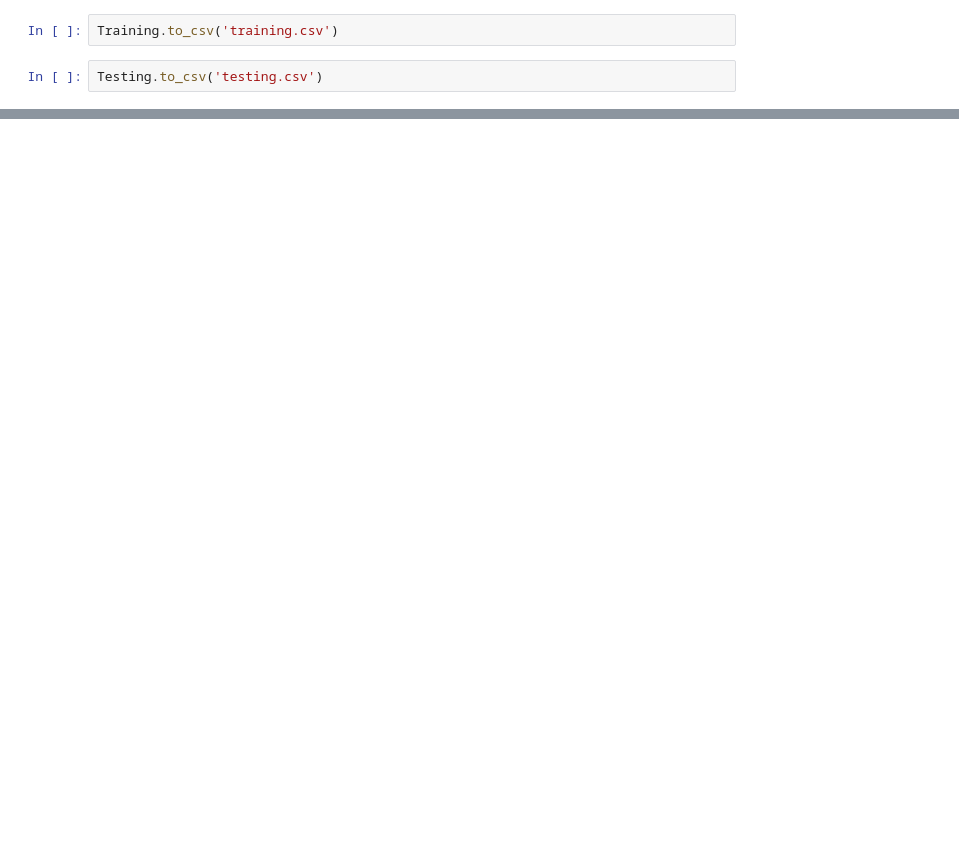
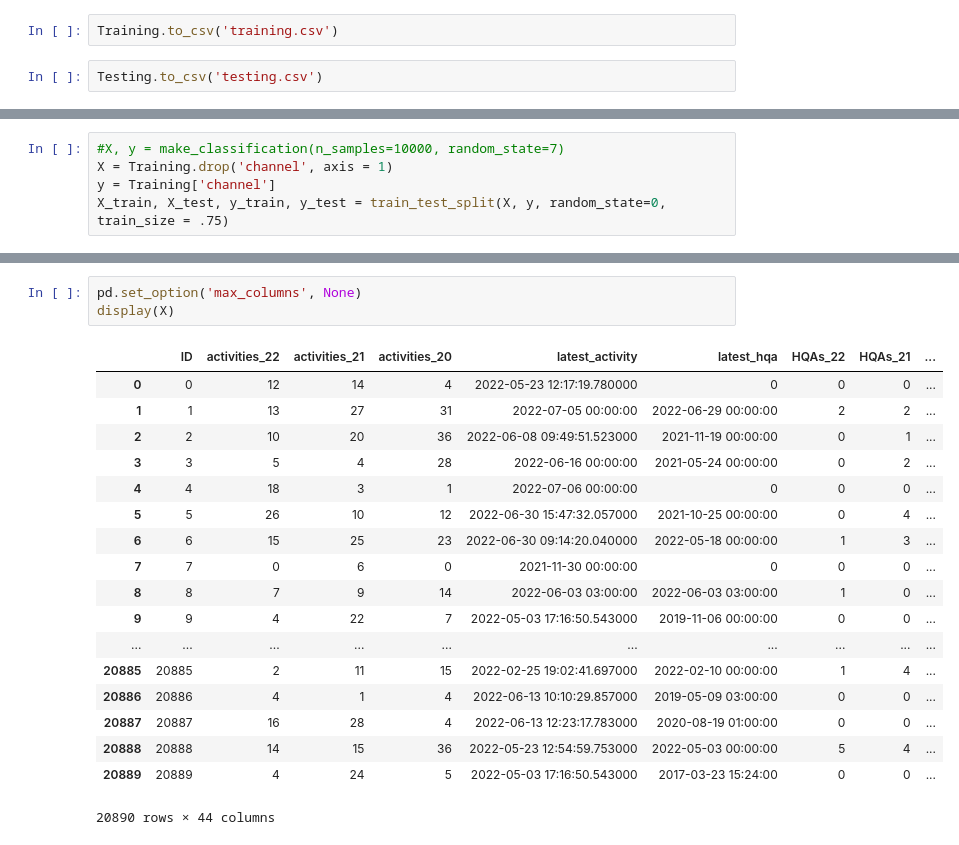
Before and after one commit to vpv97/DSI-Modeling-Exercise, a Jupyter notebook: DS&I Projects/Team Modeling Exercise.ipynb, the cells around one changed output, grey strips where cells are left out. Drawn from its saved outputs; the diff is of its cells as text; blank space fills up the shorter version.

```diff
--- a/DS&I Projects/Team Modeling Exercise.ipynb
+++ b/DS&I Projects/Team Modeling Exercise.ipynb
@@ -91,0 +145,5 @@ Index(['ID', 'channel', 'activities_22', 'activities_21', 'activities_20',
+# %%
+#X, y = make_classification(n_samples=10000, random_state=7)
+X = Training.drop('channel', axis = 1)
+y = Training['channel']
+X_train, X_test, y_train, y_test = train_test_split(X, y, random_state=0, train_size = .75)
@@ -91,0 +171,22 @@ Index(['ID', 'channel', 'activities_22', 'activities_21', 'activities_20',
+# %%
+pd.set_option('max_columns', None)
+display(X)
+# %% [output]
+|  | ID | activities_22 | activities_21 | activities_20 | latest_activity | latest_hqa | HQAs_22 | HQAs_21 | ... |
+| 0 | 0 | 12 | 14 | 4 | 2022-05-23 12:17:19.780000 | 0 | 0 | 0 | ... |
+| 1 | 1 | 13 | 27 | 31 | 2022-07-05 00:00:00 | 2022-06-29 00:00:00 | 2 | 2 | ... |
+| 2 | 2 | 10 | 20 | 36 | 2022-06-08 09:49:51.523000 | 2021-11-19 00:00:00 | 0 | 1 | ... |
+| 3 | 3 | 5 | 4 | 28 | 2022-06-16 00:00:00 | 2021-05-24 00:00:00 | 0 | 2 | ... |
+| 4 | 4 | 18 | 3 | 1 | 2022-07-06 00:00:00 | 0 | 0 | 0 | ... |
+| 5 | 5 | 26 | 10 | 12 | 2022-06-30 15:47:32.057000 | 2021-10-25 00:00:00 | 0 | 4 | ... |
+| 6 | 6 | 15 | 25 | 23 | 2022-06-30 09:14:20.040000 | 2022-05-18 00:00:00 | 1 | 3 | ... |
+| 7 | 7 | 0 | 6 | 0 | 2021-11-30 00:00:00 | 0 | 0 | 0 | ... |
+| 8 | 8 | 7 | 9 | 14 | 2022-06-03 03:00:00 | 2022-06-03 03:00:00 | 1 | 0 | ... |
+| 9 | 9 | 4 | 22 | 7 | 2022-05-03 17:16:50.543000 | 2019-11-06 00:00:00 | 0 | 0 | ... |
+| ... | ... | ... | ... | ... | ... | ... | ... | ... | ... |
+| 20885 | 20885 | 2 | 11 | 15 | 2022-02-25 19:02:41.697000 | 2022-02-10 00:00:00 | 1 | 4 | ... |
+| 20886 | 20886 | 4 | 1 | 4 | 2022-06-13 10:10:29.857000 | 2019-05-09 03:00:00 | 0 | 0 | ... |
+| 20887 | 20887 | 16 | 28 | 4 | 2022-06-13 12:23:17.783000 | 2020-08-19 01:00:00 | 0 | 0 | ... |
+| 20888 | 20888 | 14 | 15 | 36 | 2022-05-23 12:54:59.753000 | 2022-05-03 00:00:00 | 5 | 4 | ... |
+| 20889 | 20889 | 4 | 24 | 5 | 2022-05-03 17:16:50.543000 | 2017-03-23 15:24:00 | 0 | 0 | ... |
+20890 rows × 44 columns
```
Also changed, not shown: parts of 19 cells of this notebook.
